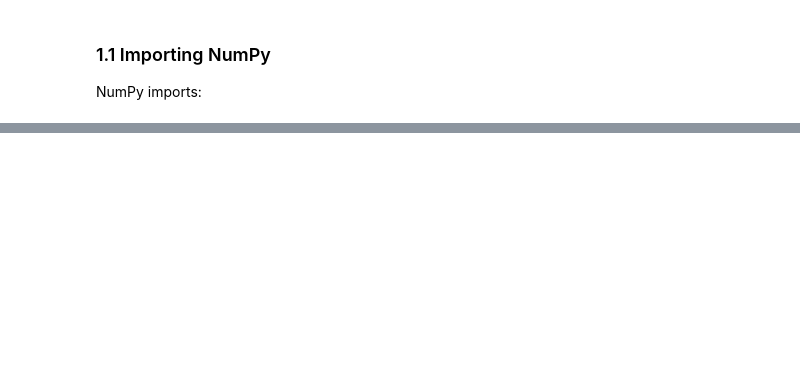
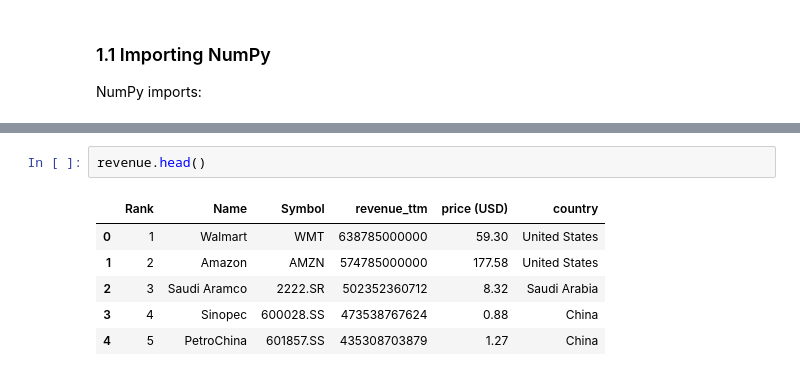
Before and after one commit to gheniabla/intro2ml, a Jupyter notebook: chapters/chapter2.ipynb, the cells around one changed output, grey strips where cells are left out. Saved outputs shown, nothing was run; the diff lists cells and outputs as text; blank space fills up the shorter version.

```diff
--- a/chapters/chapter2.ipynb
+++ b/chapters/chapter2.ipynb
@@ -516,0 +76,9 @@ In this chapter, you've learned how to create NumPy arrays, performs array index
+# %%
+revenue.head()
+# %% [output]
+|  | Rank | Name | Symbol | revenue_ttm | price (USD) | country |
+| 0 | 1 | Walmart | WMT | 638785000000 | 59.30 | United States |
+| 1 | 2 | Amazon | AMZN | 574785000000 | 177.58 | United States |
+| 2 | 3 | Saudi Aramco | 2222.SR | 502352360712 | 8.32 | Saudi Arabia |
+| 3 | 4 | Sinopec | 600028.SS | 473538767624 | 0.88 | China |
+| 4 | 5 | PetroChina | 601857.SS | 435308703879 | 1.27 | China |
```
Also changed, not shown: parts of 74 cells of this notebook.
